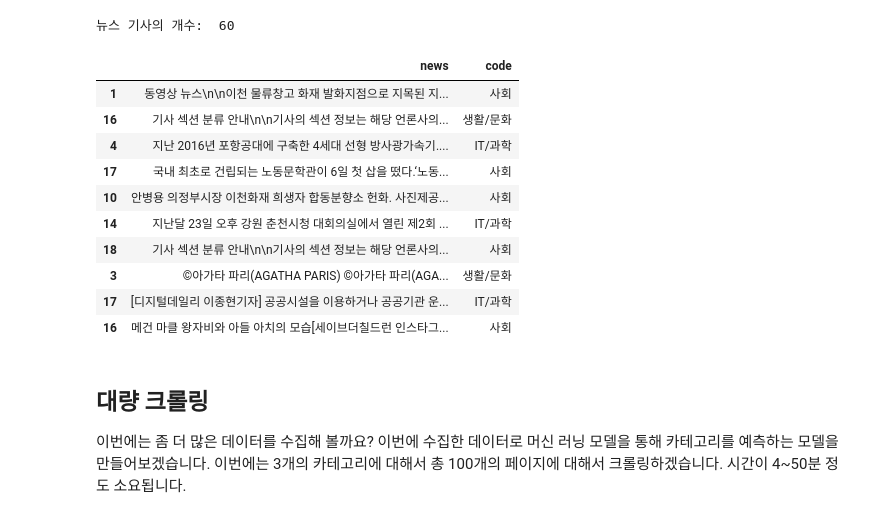
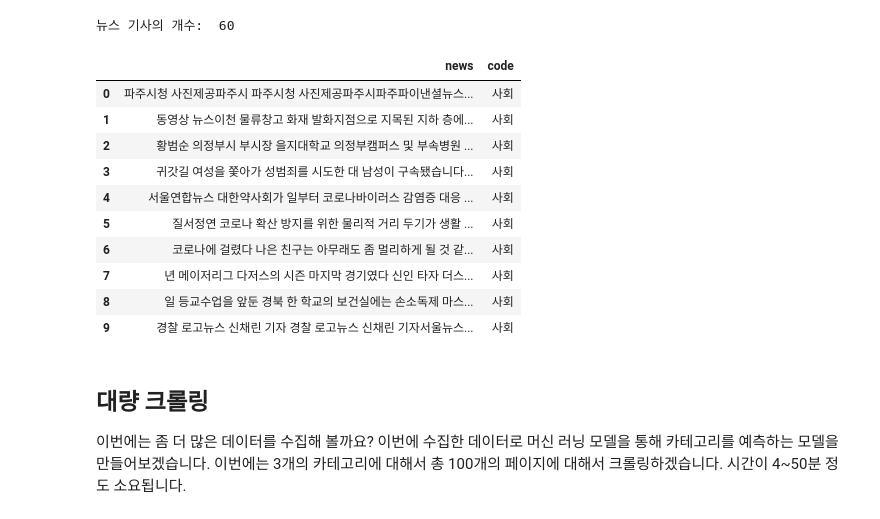
Before and after one commit to hyeonkimmm/AIFFEL_Study, a Jupyter notebook: e3_news_article_crawling_analysis/news_article_crawling_analysis.ipynb, the cells around one changed output. Drawn from its saved outputs; the diff is of its cells as text; code cells hidden in the pictures.

```diff
--- a/e3_news_article_crawling_analysis/news_article_crawling_analysis.ipynb
+++ b/e3_news_article_crawling_analysis/news_article_crawling_analysis.ipynb
@@ -118,19 +118,19 @@ print('뉴스 기사의 개수: ',len(df))
 # %% [output]
 뉴스 기사의 개수:  60
 # %%
-df.sample(10)
+df.head(10)
 # %% [output]
 |  | news | code |
-| 1 | 동영상 뉴스\n\n이천 물류창고 화재 발화지점으로 지목된 지... | 사회 |
-| 16 | 기사 섹션 분류 안내\n\n기사의 섹션 정보는 해당 언론사의... | 생활/문화 |
-| 4 | 지난 2016년 포항공대에 구축한 4세대 선형 방사광가속기.... | IT/과학 |
-| 17 | 국내 최초로 건립되는 노동문학관이 6일 첫 삽을 떴다.‘노동... | 사회 |
-| 10 | 안병용 의정부시장 이천화재 희생자 합동분향소 헌화. 사진제공... | 사회 |
-| 14 | 지난달 23일 오후 강원 춘천시청 대회의실에서 열린 제2회 ... | IT/과학 |
-| 18 | 기사 섹션 분류 안내\n\n기사의 섹션 정보는 해당 언론사의... | 사회 |
-| 3 | ©아가타 파리(AGATHA PARIS) ©아가타 파리(AGA... | 생활/문화 |
-| 17 | [디지털데일리 이종현기자] 공공시설을 이용하거나 공공기관 운... | IT/과학 |
-| 16 | 메건 마클 왕자비와 아들 아치의 모습[세이브더칠드런 인스타그... | 사회 |
+| 0 | 파주시청 사진제공파주시 파주시청 사진제공파주시파주파이낸셜뉴스... | 사회 |
+| 1 | 동영상 뉴스이천 물류창고 화재 발화지점으로 지목된 지하 층에... | 사회 |
+| 2 | 황범순 의정부시 부시장 을지대학교 의정부캠퍼스 및 부속병원 ... | 사회 |
+| 3 | 귀갓길 여성을 쫓아가 성범죄를 시도한 대 남성이 구속됐습니다... | 사회 |
+| 4 | 서울연합뉴스 대한약사회가 일부터 코로나바이러스 감염증 대응 ... | 사회 |
+| 5 | 질서정연 코로나 확산 방지를 위한 물리적 거리 두기가 생활 ... | 사회 |
+| 6 | 코로나에 걸렸다 나은 친구는 아무래도 좀 멀리하게 될 것 같... | 사회 |
+| 7 | 년 메이저리그 다저스의 시즌 마지막 경기였다 신인 타자 더스... | 사회 |
+| 8 | 일 등교수업을 앞둔 경북 한 학교의 보건실에는 손소독제 마스... | 사회 |
+| 9 | 경찰 로고뉴스 신채린 기자 경찰 로고뉴스 신채린 기자서울뉴스... | 사회 |
 # %% [markdown]
 ## 대량 크롤링
 
```
Also changed, not shown: parts of 31 cells of this notebook, 21 other files.
